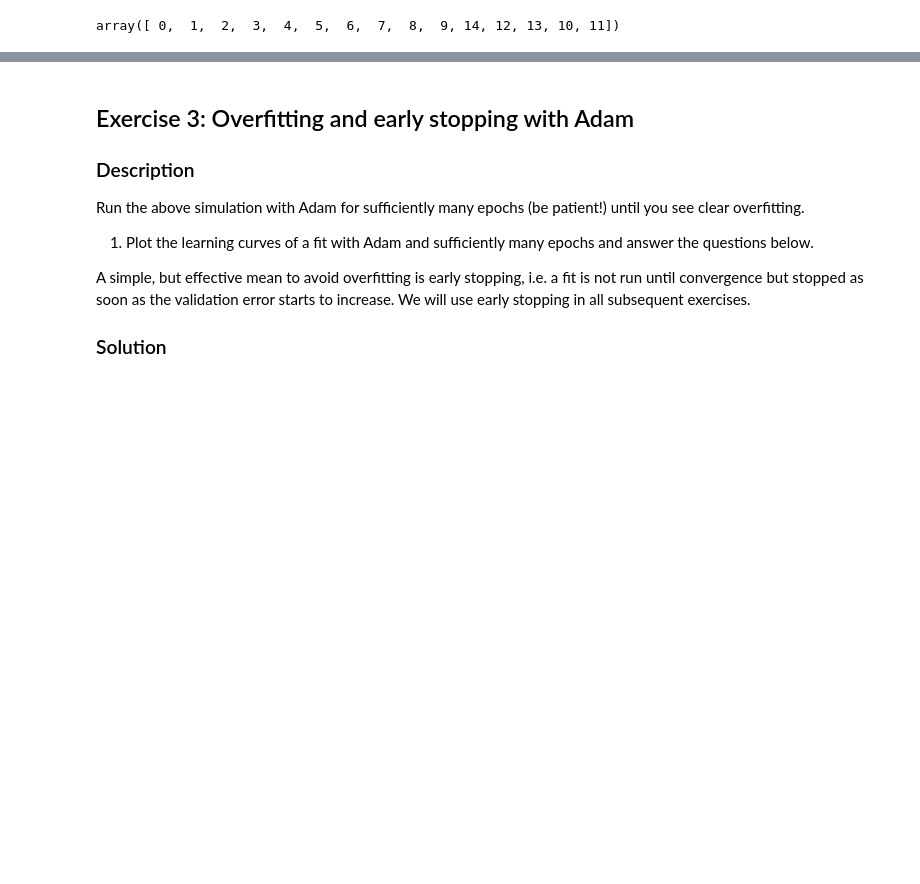
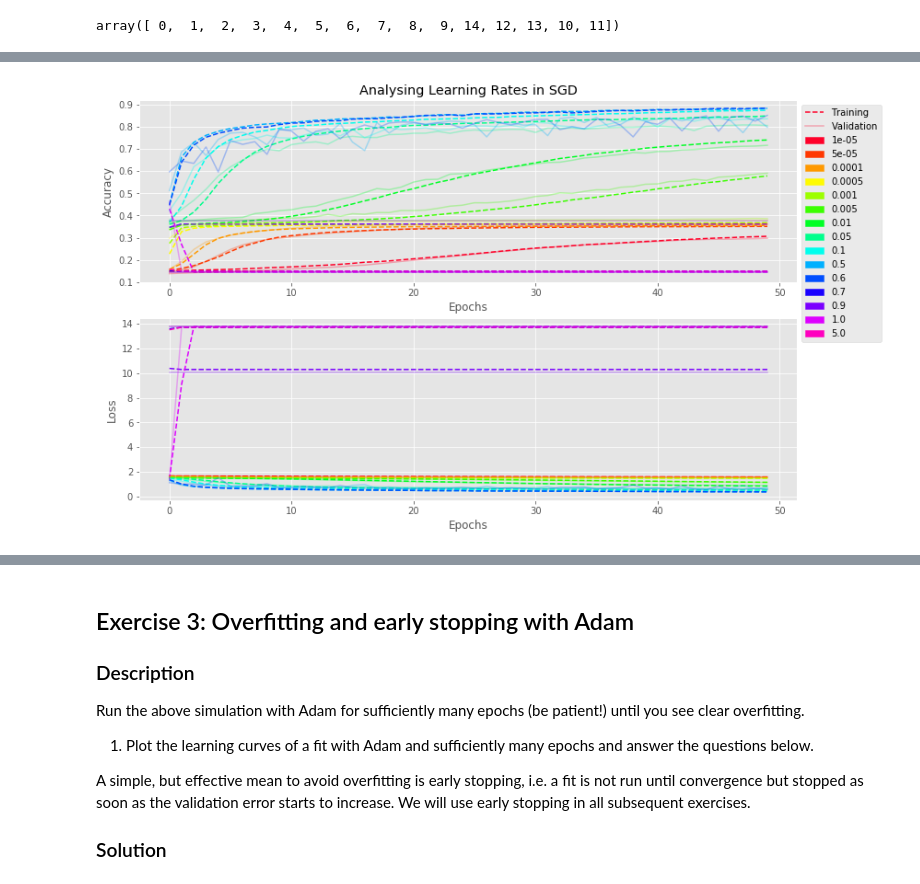
Before and after one commit to lguillain/Artificial-Neural-Networks, a Jupyter notebook: miniproject1/miniproject1_Olesya.ipynb, the cells around one changed output, grey strips where cells are left out. Cells and saved outputs as stored; diff of their text form; code cells hidden in the pictures; blank space fills up the shorter version.

```diff
--- a/miniproject1/miniproject1_Olesya.ipynb
+++ b/miniproject1/miniproject1_Olesya.ipynb
@@ -329,0 +560,6 @@ Wall time: 37.6 s
+# %%
+hist_ext_one_hl = AppendedHistory(fname='output_Olesya/hist_ext_one_hl_sameinitws_00.txt')
+# %%
+hist_ext_one_hl.plot_both('Analysing Learning Rates in SGD', '', 'val_')
+# %% [output]
+[figure, added]
```
Also changed, not shown: parts of 41 cells of this notebook, 5 other files.
